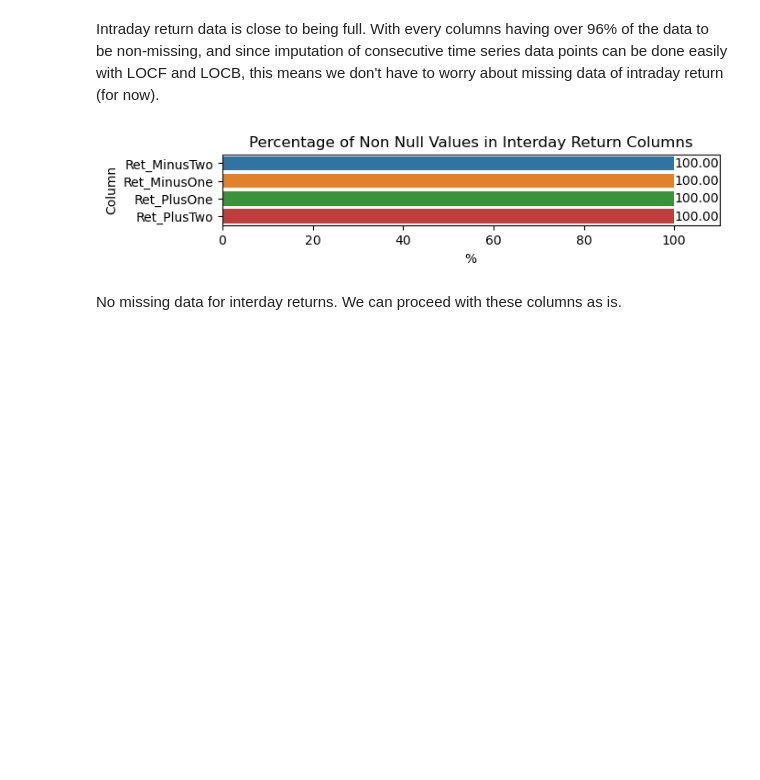
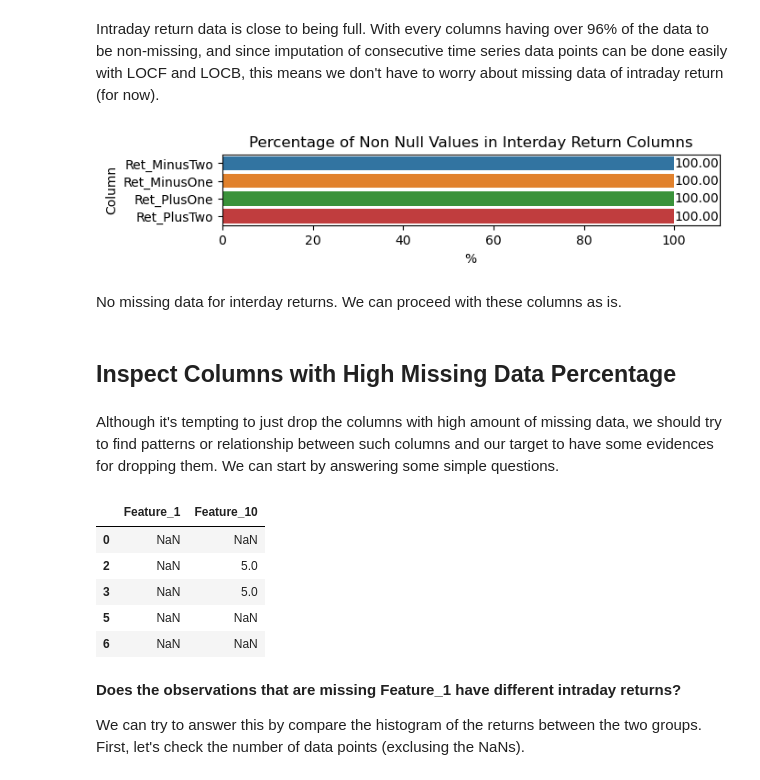
Before and after one commit to prompath/kaggle-the-winton-stock-market-challenge, a Jupyter notebook: [Kaggle] The Winton Stock Market Challenge - Jeerawat.ipynb, the cells around one changed output. Drawn from its saved outputs; the diff is of its cells as text; code cells hidden in the pictures; blank space fills up the shorter version.

Commit message:
Inspect columns with high missing

```diff
--- a/[Kaggle] The Winton Stock Market Challenge - Jeerawat.ipynb
+++ b/[Kaggle] The Winton Stock Market Challenge - Jeerawat.ipynb
@@ -186,3 +191,22 @@ plot_missing(train_df.loc[:, inter_ret_cols], "Interday Return Columns")
 [figure]
 # %% [markdown]
 No missing data for interday returns. We can proceed with these columns as is.
+# %% [markdown]
+## Inspect Columns with High Missing Data Percentage
+# %% [markdown]
+Although it's tempting to just drop the columns with high amount of missing data, we should try to find patterns or relationship between such columns and our target to have some evidences for dropping them. We can start by answering some simple questions.
+# %%
+high_missing_df = train_df.loc[:, ["Feature_1", "Feature_10"]]
+# %%
+high_missing_df.head()
+# %% [output]
+|  | Feature_1 | Feature_10 |
+| 0 | NaN | NaN |
+| 2 | NaN | 5.0 |
+| 3 | NaN | 5.0 |
+| 5 | NaN | NaN |
+| 6 | NaN | NaN |
+# %% [markdown]
+**Does the observations that are missing Feature_1 have different intraday returns?**
+
+We can try to answer this by compare the histogram of the returns between the two groups. First, let's check the number of data points (exclusing the NaNs).
```
Also changed, not shown: parts of 14 cells of this notebook.
